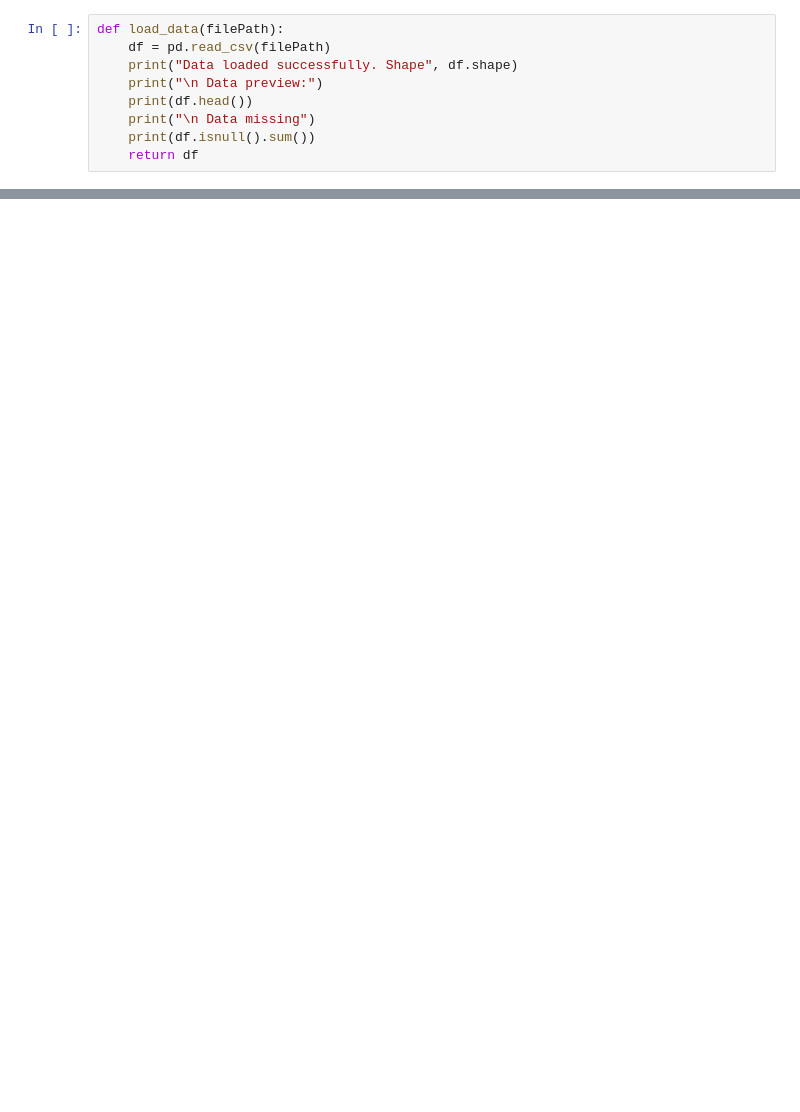
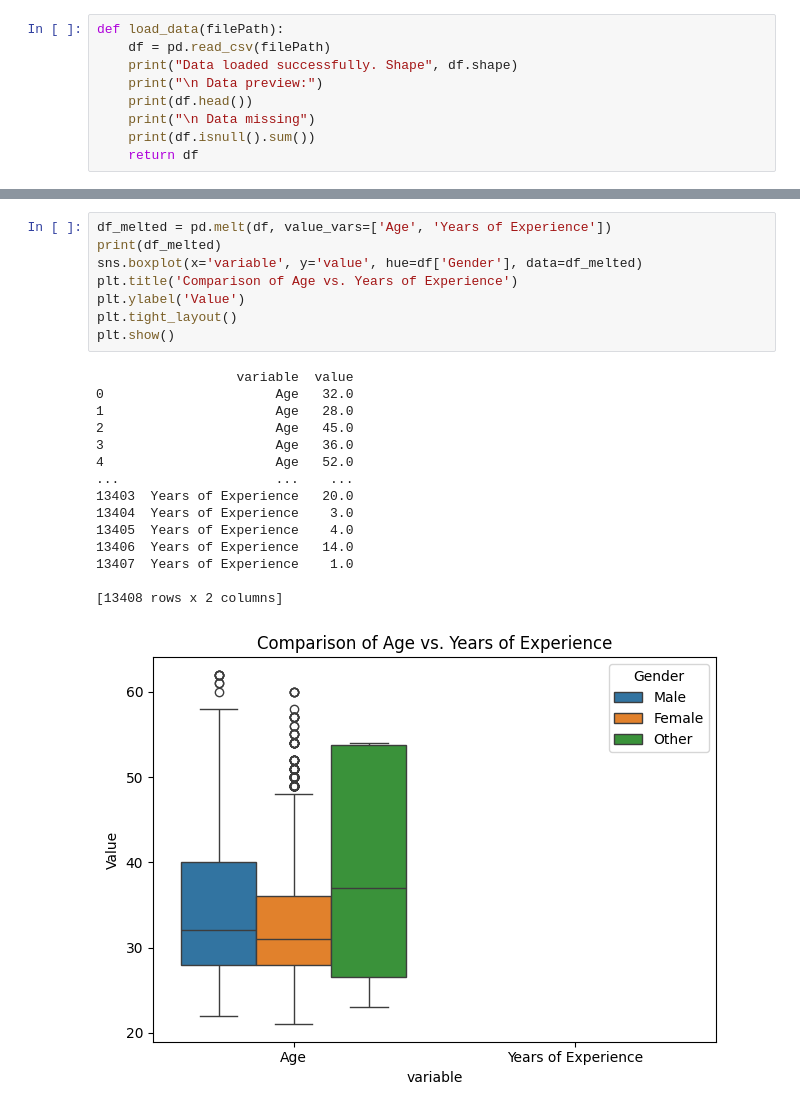
Before and after one commit to khaldon/salary-ml-prediction, a Jupyter notebook: salary-ml.ipynb, the cells around one changed output, grey strips where cells are left out. Saved outputs shown, nothing was run; the diff lists cells and outputs as text; blank space fills up the shorter version.

```diff
--- a/salary-ml.ipynb
+++ b/salary-ml.ipynb
@@ -50,0 +110,24 @@ dtype: int64
+# %%
+df_melted = pd.melt(df, value_vars=['Age', 'Years of Experience'])
+print(df_melted)
+sns.boxplot(x='variable', y='value', hue=df['Gender'], data=df_melted)
+plt.title('Comparison of Age vs. Years of Experience')
+plt.ylabel('Value')
+plt.tight_layout()
+plt.show()
+# %% [output]
+                  variable  value
+0                      Age   32.0
+1                      Age   28.0
+2                      Age   45.0
+3                      Age   36.0
+4                      Age   52.0
+...                    ...    ...
+13403  Years of Experience   20.0
+13404  Years of Experience    3.0
+13405  Years of Experience    4.0
+13406  Years of Experience   14.0
+13407  Years of Experience    1.0
+
+[13408 rows x 2 columns]
+[figure, added]
```
Also changed, not shown: parts of 22 cells of this notebook, 2 other files.
